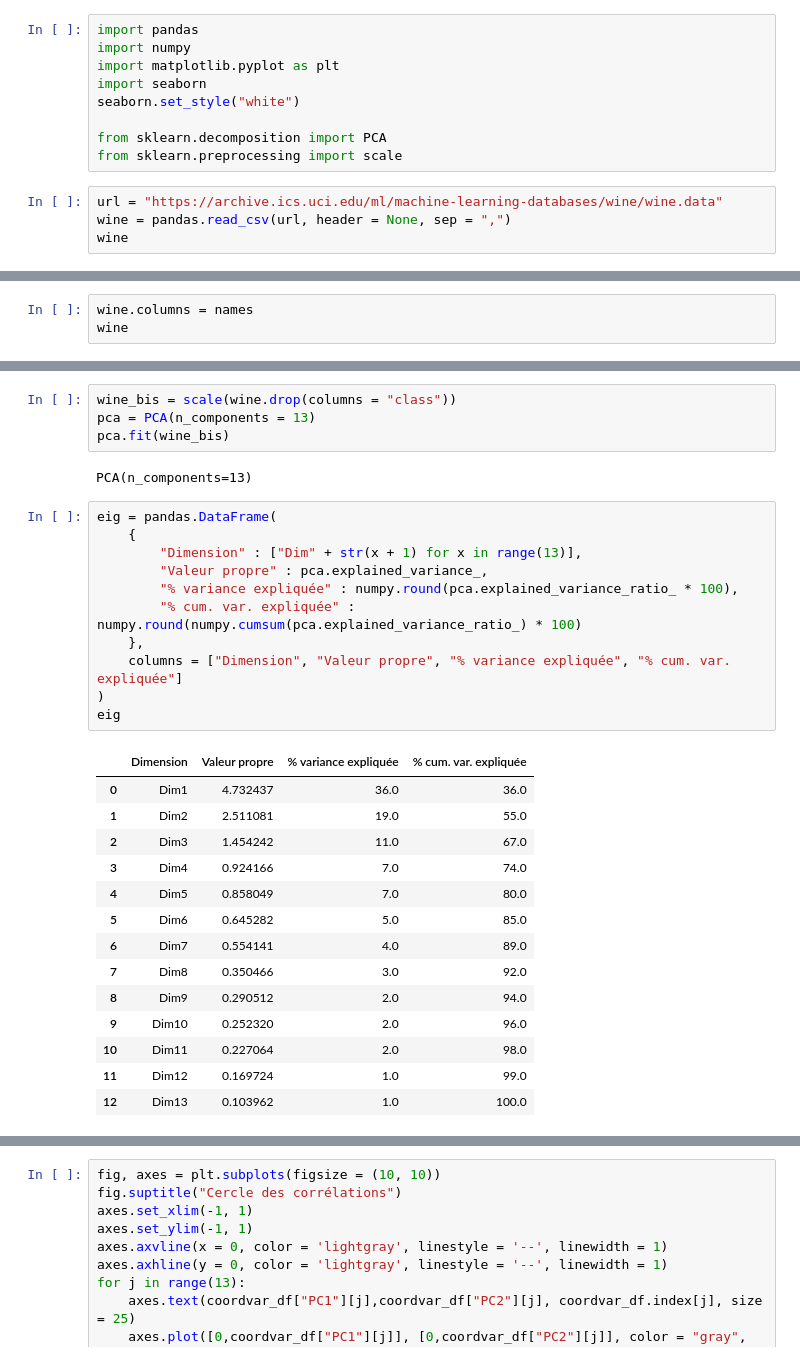
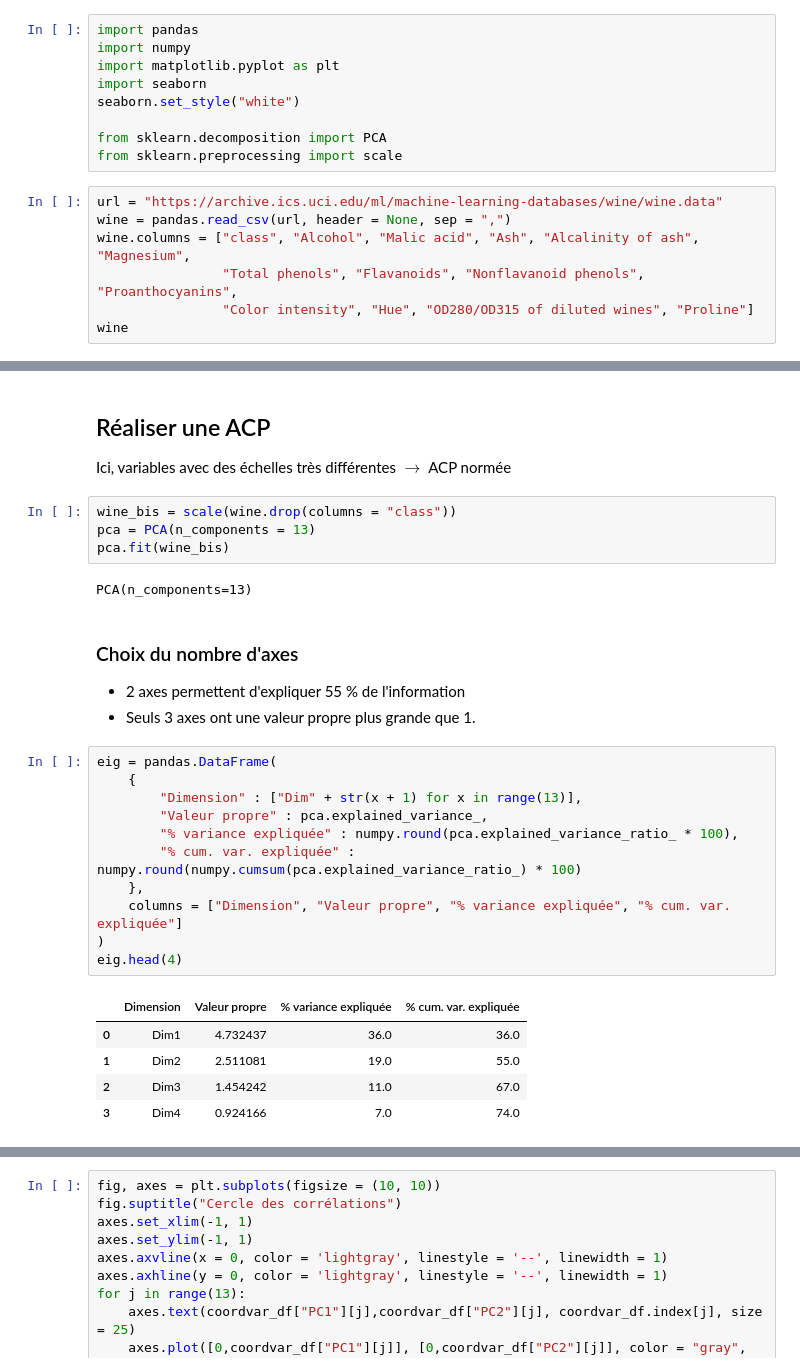
Before and after one commit to fxjollois/cours-2022-2023, a Jupyter notebook: m1-dci-ecd/seance3-correction.ipynb, the cells around one changed output, grey strips where cells are left out. Saved outputs shown, nothing was run; the diff lists cells and outputs as text.

```diff
--- a/m1-dci-ecd/seance3-correction.ipynb
+++ b/m1-dci-ecd/seance3-correction.ipynb
@@ -10,5 +12,8 @@ from sklearn.preprocessing import scale
 # %%
 url = "https://archive.ics.uci.edu/ml/machine-learning-databases/wine/wine.data"
 wine = pandas.read_csv(url, header = None, sep = ",")
+wine.columns = ["class", "Alcohol", "Malic acid", "Ash", "Alcalinity of ash", "Magnesium",
+                "Total phenols", "Flavanoids", "Nonflavanoid phenols", "Proanthocyanins",
+                "Color intensity", "Hue", "OD280/OD315 of diluted wines", "Proline"]
 wine
 # %% [output]
@@ -47,3 +32,0 @@ names
-# %%
-wine.columns = names
-wine
@@ -78,38 +70,38 @@ wine.drop(columns="class").corr().round(1)
 | Hue | -0.1 | -0.6 | -0.1 | -0.3 | 0.1 | 0.4 | 0.5 | ... |
 | OD280/OD315 of diluted wines | 0.1 | -0.4 | 0.0 | -0.3 | 0.1 | 0.7 | 0.8 | ... |
 | Proline | 0.6 | -0.2 | 0.2 | -0.4 | 0.4 | 0.5 | 0.5 | ... |
+# %% [markdown]
+## Réaliser une ACP
+
+Ici, variables avec des échelles très différentes $\rightarrow$ ACP normée
 # %%
 wine_bis = scale(wine.drop(columns = "class"))
 pca = PCA(n_components = 13)
 pca.fit(wine_bis)
 # %% [output]
 PCA(n_components=13)
+# %% [markdown]
+### Choix du nombre d'axes
+
+- 2 axes permettent d'expliquer 55 % de l'information
+- Seuls 3 axes ont une valeur propre plus grande que 1.
 # %%
 eig = pandas.DataFrame(
     {
         "Dimension" : ["Dim" + str(x + 1) for x in range(13)],
         "Valeur propre" : pca.explained_variance_,
         "% variance expliquée" : numpy.round(pca.explained_variance_ratio_ * 100),
         "% cum. var. expliquée" : numpy.round(numpy.cumsum(pca.explained_variance_ratio_) * 100)
     },
     columns = ["Dimension", "Valeur propre", "% variance expliquée", "% cum. var. expliquée"]
 )
-eig
+eig.head(4)
 # %% [output]
 |  | Dimension | Valeur propre | % variance expliquée | % cum. var. expliquée |
 | 0 | Dim1 | 4.732437 | 36.0 | 36.0 |
 | 1 | Dim2 | 2.511081 | 19.0 | 55.0 |
 | 2 | Dim3 | 1.454242 | 11.0 | 67.0 |
 | 3 | Dim4 | 0.924166 | 7.0 | 74.0 |
-| 4 | Dim5 | 0.858049 | 7.0 | 80.0 |
-| 5 | Dim6 | 0.645282 | 5.0 | 85.0 |
-| 6 | Dim7 | 0.554141 | 4.0 | 89.0 |
-| 7 | Dim8 | 0.350466 | 3.0 | 92.0 |
-| 8 | Dim9 | 0.290512 | 2.0 | 94.0 |
-| 9 | Dim10 | 0.252320 | 2.0 | 96.0 |
-| 10 | Dim11 | 0.227064 | 2.0 | 98.0 |
-| 11 | Dim12 | 0.169724 | 1.0 | 99.0 |
-| 12 | Dim13 | 0.103962 | 1.0 | 100.0 |
 # %%
 plt.figure(figsize=(16, 6))
 g_eig = seaborn.barplot(x = "Dimension",
```
Also changed, not shown: parts of 15 cells of this notebook, 2 other files.
